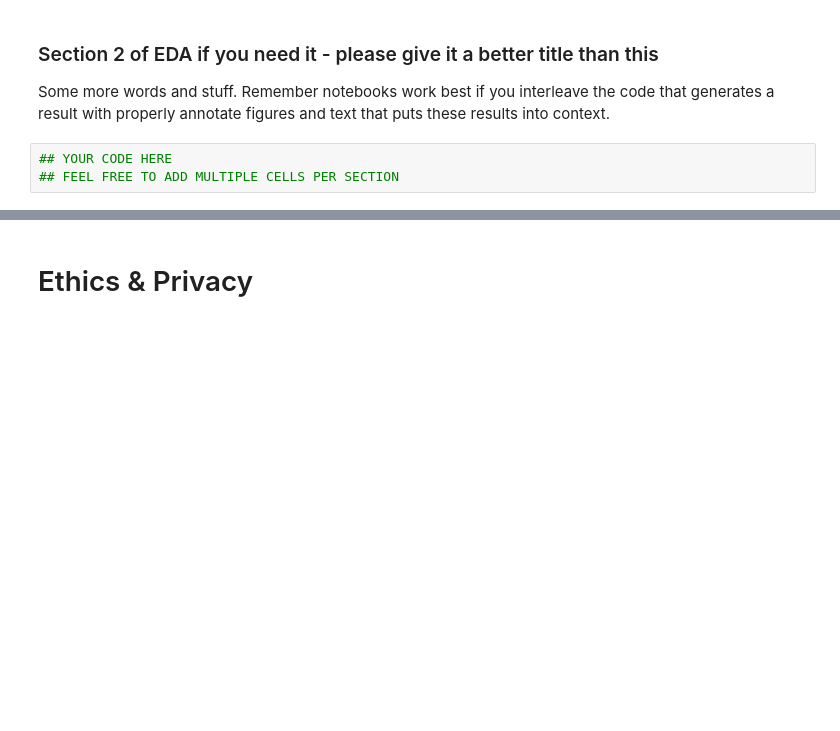
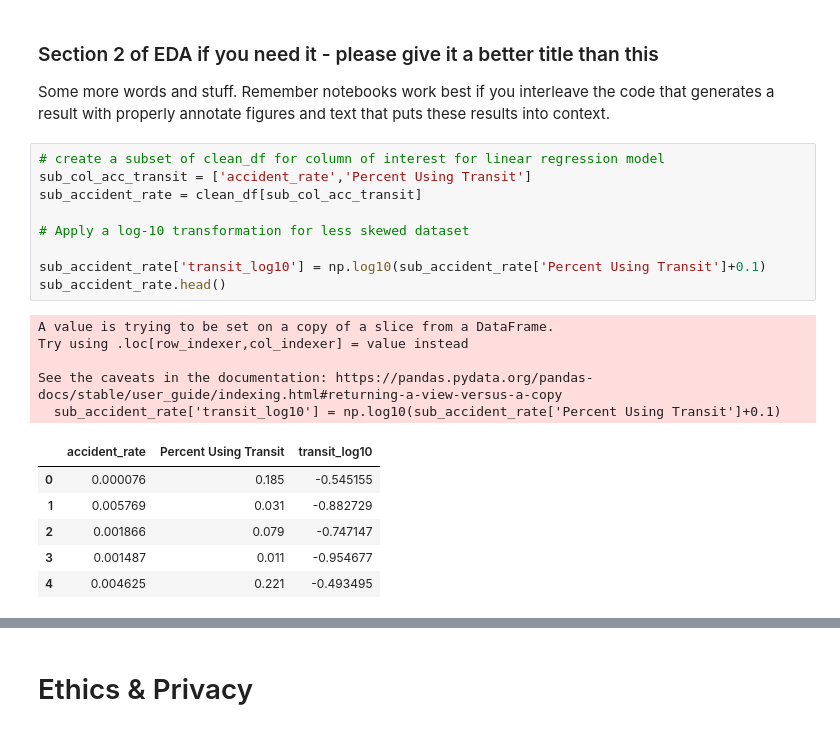
Before and after one commit to COGS108/Group099_WI24, a Jupyter notebook: EDACheckpoint_Group099_WI24.ipynb, the cells around one changed output, grey strips where cells are left out. Drawn from its saved outputs; the diff is of its cells as text; blank space fills up the shorter version.

```diff
--- a/EDACheckpoint_Group099_WI24.ipynb
+++ b/EDACheckpoint_Group099_WI24.ipynb
@@ -306,6 +308,24 @@ plt.show()
 ### Section 2 of EDA if you need it  - please give it a better title than this
 
 Some more words and stuff.  Remember notebooks work best if you interleave the code that generates a result with properly annotate figures and text that puts these results into context.
-# %%
-## YOUR CODE HERE
-## FEEL FREE TO ADD MULTIPLE CELLS PER SECTION
+# %%
+# create a subset of clean_df for column of interest for linear regression model
+sub_col_acc_transit = ['accident_rate','Percent Using Transit']
+sub_accident_rate = clean_df[sub_col_acc_transit]
+
+# Apply a log-10 transformation for less skewed dataset
+
+sub_accident_rate['transit_log10'] = np.log10(sub_accident_rate['Percent Using Transit']+0.1)
+sub_accident_rate.head()
+# %% [output]
+A value is trying to be set on a copy of a slice from a DataFrame.
+Try using .loc[row_indexer,col_indexer] = value instead
+
+See the caveats in the documentation: https://pandas.pydata.org/pandas-docs/stable/user_guide/indexing.html#returning-a-view-versus-a-copy
+  sub_accident_rate['transit_log10'] = np.log10(sub_accident_rate['Percent Using Transit']+0.1)
+|  | accident_rate | Percent Using Transit | transit_log10 |
+| 0 | 0.000076 | 0.185 | -0.545155 |
+| 1 | 0.005769 | 0.031 | -0.882729 |
+| 2 | 0.001866 | 0.079 | -0.747147 |
+| 3 | 0.001487 | 0.011 | -0.954677 |
+| 4 | 0.004625 | 0.221 | -0.493495 |
```
Also changed, not shown: parts of 7 cells of this notebook.
